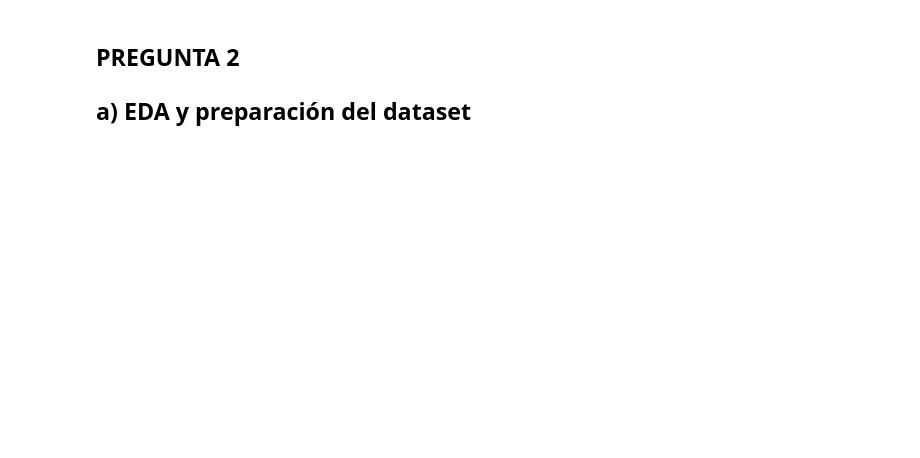
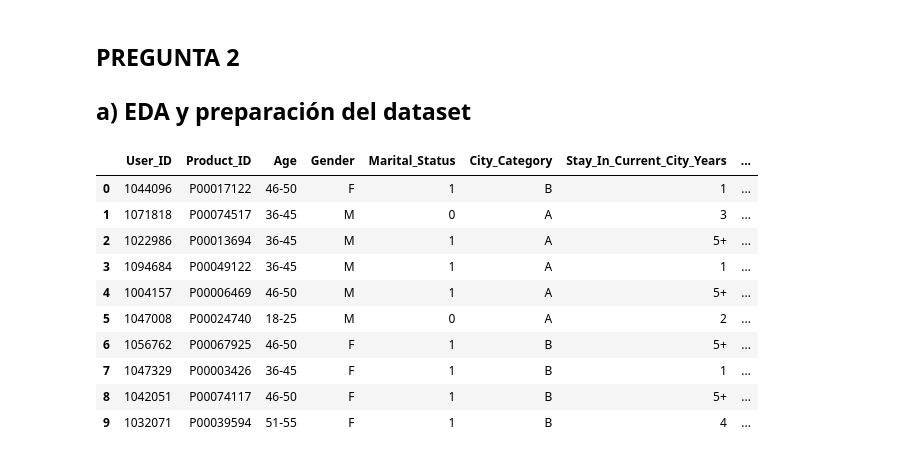
Before and after one commit to santiagoruizvt/AprendizajeProfundo-CEIA-RuizSantiago, a Jupyter notebook: TP1/RUIZ-SANTIAGO-TP1-Co25.ipynb, the cells around one changed output. Saved outputs shown, nothing was run; the diff lists cells and outputs as text; code cells hidden in the pictures; blank space fills up the shorter version.

```diff
--- a/TP1/RUIZ-SANTIAGO-TP1-Co25.ipynb
+++ b/TP1/RUIZ-SANTIAGO-TP1-Co25.ipynb
@@ -627,3 +634,20 @@ Image(filename="trayectorias_1d.gif")
 ## PREGUNTA 2
 
 ## a) EDA y preparación del dataset
+# %%
+import pandas as pd
+
+df = pd.read_csv("dataset_compras.csv")
+df.head(10)
+# %% [output]
+|  | User_ID | Product_ID | Age | Gender | Marital_Status | City_Category | Stay_In_Current_City_Years | ... |
+| 0 | 1044096 | P00017122 | 46-50 | F | 1 | B | 1 | ... |
+| 1 | 1071818 | P00074517 | 36-45 | M | 0 | A | 3 | ... |
+| 2 | 1022986 | P00013694 | 36-45 | M | 1 | A | 5+ | ... |
+| 3 | 1094684 | P00049122 | 36-45 | M | 1 | A | 1 | ... |
+| 4 | 1004157 | P00006469 | 46-50 | M | 1 | A | 5+ | ... |
+| 5 | 1047008 | P00024740 | 18-25 | M | 0 | A | 2 | ... |
+| 6 | 1056762 | P00067925 | 46-50 | F | 1 | B | 5+ | ... |
+| 7 | 1047329 | P00003426 | 36-45 | F | 1 | B | 1 | ... |
+| 8 | 1042051 | P00074117 | 46-50 | F | 1 | B | 5+ | ... |
+| 9 | 1032071 | P00039594 | 51-55 | F | 1 | B | 4 | ... |
```
Also changed, not shown: parts of 16 cells of this notebook.
